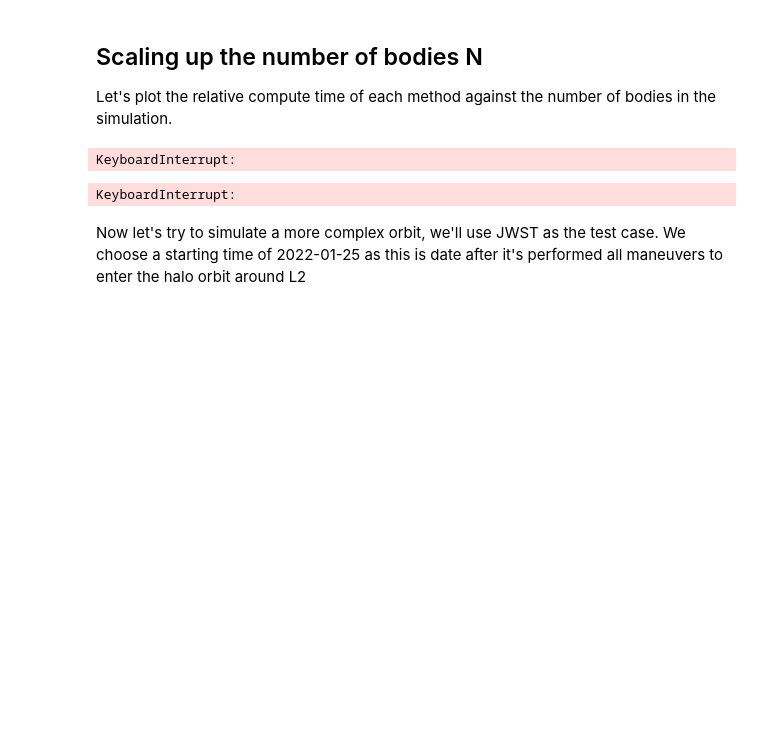
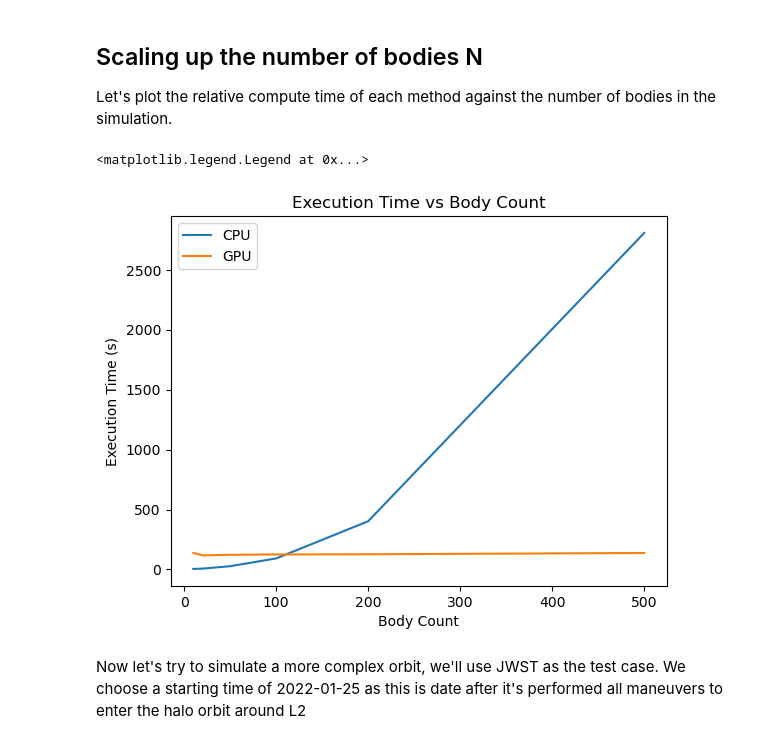
Before and after one commit to salty511/gravitational-sim, a Jupyter notebook: main.ipynb, the cells around one changed output. Drawn from its saved outputs; the diff is of its cells as text; code cells hidden in the pictures; blank space fills up the shorter version.

Commit message:
added gpu vs gpu benchmark plot

```diff
--- a/main.ipynb
+++ b/main.ipynb
@@ -400,38 +400,13 @@ fig.tight_layout()
 ## Scaling up the number of bodies N
 
 Let's plot the relative compute time of each method against the number of bodies in the simulation.
-# %%
-asteroid_ids = list(range(200000, 201991, 1))  # Example asteroid IDs
-bodies = []
-
-for x, y in planet_masses.items():
-    id = planet_ids[list(planet_masses.keys()).index(x)]
-    body_data = Horizons(id=id, location='@0', epochs=epoch.jd, id_type='majorbody')
-    body_data_v = body_data.vectors()
-    bodies.append(Body(x,
-                      [body_data_v['x'][0]*AU, body_data_v['y'][0]*AU, body_data_v['z'][0]*AU],
-                      [body_data_v['vx'][0]*(AU/day_s), body_data_v['vy'][0]*(AU/day_s), body_data_v['vz'][0]*(AU/day_s)],
-                      y))
-
-for x in asteroid_ids:
-    body_data = Horizons(id=x, location='@0', epochs=epoch.jd, id_type='majorbody')
-    body_data_v = body_data.vectors()
-    bodies.append(Body(f"Asteroid {x}",
-                      [body_data_v['x'][0]*AU, body_data_v['y'][0]*AU, body_data_v['z'][0]*AU],
-                      [body_data_v['vx'][0]*(AU/day_s), body_data_v['vy'][0]*(AU/day_s), body_data_v['vz'][0]*(AU/day_s)],
-                      1e20))  # Assuming a mass of 1e20 kg for asteroids
-
-with open('data/bodies_ast_large.pkl', 'wb') as f:
-    pickle.dump(bodies, f)
-# %% [output]
-KeyboardInterrupt:
 # %%
-with open('data/bodies_ast_large.pkl', 'rb') as f:
+with open('data/bodies_ast.pkl', 'rb') as f:
 	bodies = pickle.load(f)
 # %%
 from time import perf_counter_ns
 
-bodies_count_steps = [10, 20, 40, 80, 160]
+bodies_count_steps = [10, 20, 50, 100, 200, 500]
 
 cpu_times = []
 gpu_times = []
@@ -469,21 +444,23 @@ with open('data/cpu_times.pkl', 'wb') as f:
 
 with open('data/gpu_times.pkl', 'wb') as f:
 	pickle.dump(gpu_times, f)
-# %% [output]
-KeyboardInterrupt:
 # %%
 with open('data/cpu_times.pkl', 'rb') as f:
 	cpu_times = pickle.load(f)
 
 with open('data/gpu_times.pkl', 'rb') as f:
 	gpu_times = pickle.load(f)
 
 
-plt.plot(bodies_count_steps, cpu_times)
-plt.plot(bodies_count_steps, gpu_times)
+plt.plot(bodies_count_steps, cpu_times, label='CPU')
+plt.plot(bodies_count_steps, gpu_times, label='GPU')
 plt.xlabel('Body Count')
 plt.ylabel('Execution Time (s)')
 plt.title('Execution Time vs Body Count')
+plt.legend()
+# %% [output]
+<matplotlib.legend.Legend at 0x...>
+[figure, added]
 # %% [markdown]
 Now let's try to simulate a more complex orbit, we'll use JWST as the test case. We choose a starting time of 2022-01-25 as this is date after it's performed all maneuvers to enter the halo orbit around L2
 # %%
```
Also changed, not shown: parts of 16 cells of this notebook, 3 other files.
